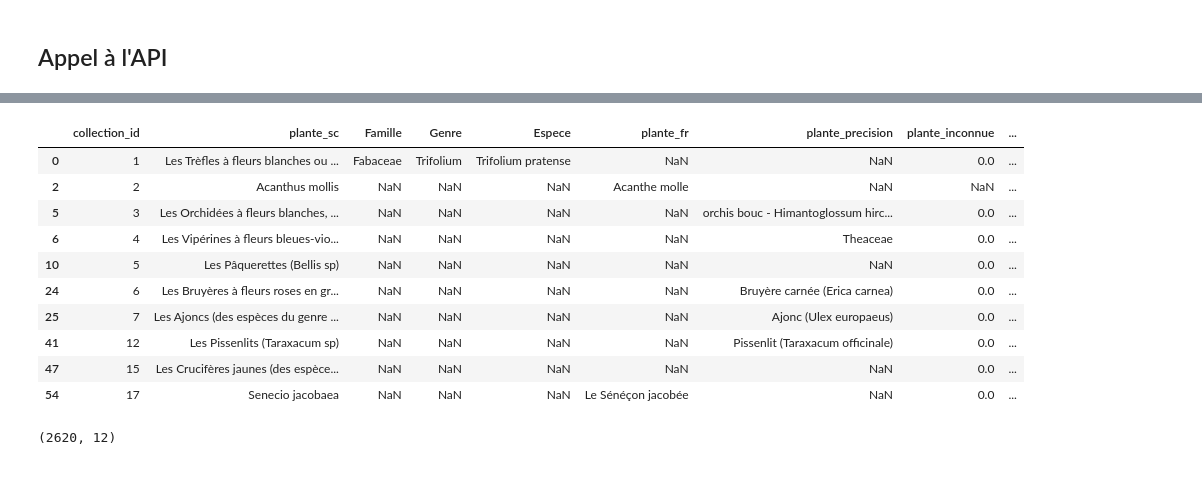
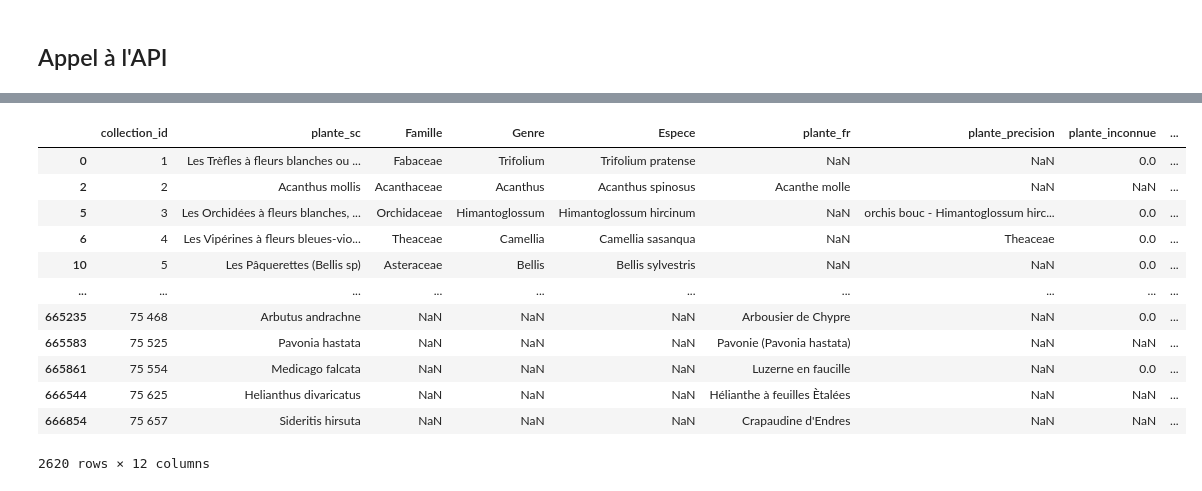
Before and after one commit to juldpnt/fil-rouge-pollinisateurs, a Jupyter notebook: notebooks/plantnet_whole.ipynb, the cells around one changed output, grey strips where cells are left out. Cells and saved outputs as stored; diff of their text form; code cells hidden in the pictures.

```diff
--- a/notebooks/plantnet_whole.ipynb
+++ b/notebooks/plantnet_whole.ipynb
@@ -120,7 +122,3 @@ def call_API(iloc, api_key_index=0):
     espece = prediction["results"][0]["species"]["scientificNameWithoutAuthor"] # espece
 
     return [famille, genre, espece]
-# %%
-# appelle la fonction call API sur les 10 premières lignes de plantes_sc_labelled et affiche toutes les sorties
-for i in range(10):
-    print(call_API(i))
@@ -147,16 +124,0 @@ plantes_sc_labelled.head()
-# %%
-from tqdm import tqdm
-
-def remplir_tableau(df, num_rows):
-    df = df.reset_index(drop=True)
-    # parcours toutes les lignes de df et appelle la fonction call_API sur chaque ligne vide et stocke les résultats dans les colonnes "Famille", "Genre", et "Espèce"
-    for i in tqdm(range(num_rows)):
-        if pd.isnull(df.loc[i, "Famille"]) or pd.isnull(df.loc[i, "Genre"]) or pd.isnull(df.loc[i, "Espece"]):
-            try:
-                df.loc[i, ["Famille", "Genre", "Espece"]] = call_API(i)
-            except Exception as e:
-                print(f"Error: {e}")
-                continue
-    return df
-
-remplir_tableau(plantes_sc_labelled, 8)
@@ -177,19 +125,34 @@ remplir_tableau(plantes_sc_labelled, 8)
-# %%
-# affiche les 10 premières lignes de plantes_sc_labelled
-plantes_sc_labelled.head(10)
-# %% [output]
-|  | collection_id | plante_sc | Famille | Genre | Espece | plante_fr | plante_precision | plante_inconnue | ... |
-| 0 | 1 | Les Trèfles à fleurs blanches ou ... | Fabaceae | Trifolium | Trifolium pratense | NaN | NaN | 0.0 | ... |
-| 2 | 2 | Acanthus mollis | NaN | NaN | NaN | Acanthe molle | NaN | NaN | ... |
-| 5 | 3 | Les Orchidées à fleurs blanches, ... | NaN | NaN | NaN | NaN | orchis bouc - Himantoglossum hirc... | 0.0 | ... |
-| 6 | 4 | Les Vipérines à fleurs bleues-vio... | NaN | NaN | NaN | NaN | Theaceae | 0.0 | ... |
-| 10 | 5 | Les Pâquerettes (Bellis sp) | NaN | NaN | NaN | NaN | NaN | 0.0 | ... |
-| 24 | 6 | Les Bruyères à fleurs roses en gr... | NaN | NaN | NaN | NaN | Bruyère carnée (Erica carnea) | 0.0 | ... |
-| 25 | 7 | Les Ajoncs (des espèces du genre ... | NaN | NaN | NaN | NaN | Ajonc (Ulex europaeus) | 0.0 | ... |
-| 41 | 12 | Les Pissenlits (Taraxacum sp) | NaN | NaN | NaN | NaN | Pissenlit (Taraxacum officinale) | 0.0 | ... |
-| 47 | 15 | Les Crucifères jaunes (des espèce... | NaN | NaN | NaN | NaN | NaN | 0.0 | ... |
-| 54 | 17 | Senecio jacobaea | NaN | NaN | NaN | Le Sénéçon jacobée | NaN | 0.0 | ... |
-# %%
-plantes_sc_labelled.shape
-# %% [output]
-(2620, 12)
+# %%
+def remplir_tableau(df, num):
+    start_index = 0
+    for i, val in enumerate(df["Famille"]):
+        if pd.isnull(val):
+            start_index = i
+            break
+    else:
+        print("Le dataframe est déjà rempli.")
+        return df
+
+    for i in tqdm(range(start_index, start_index + num)):
+        try:
+            df.iloc[i, 2:5] = call_API(i)
+        except Exception as e:
+            print(f"Error: {e}")
+
+    return df
+# %%
+remplir_tableau(plantes_sc_labelled, 7)
+# %% [output]
+|  | collection_id | plante_sc | Famille | Genre | Espece | plante_fr | plante_precision | plante_inconnue | ... |
+| 0 | 1 | Les Trèfles à fleurs blanches ou ... | Fabaceae | Trifolium | Trifolium pratense | NaN | NaN | 0.0 | ... |
+| 2 | 2 | Acanthus mollis | Acanthaceae | Acanthus | Acanthus spinosus | Acanthe molle | NaN | NaN | ... |
+| 5 | 3 | Les Orchidées à fleurs blanches, ... | Orchidaceae | Himantoglossum | Himantoglossum hircinum | NaN | orchis bouc - Himantoglossum hirc... | 0.0 | ... |
+| 6 | 4 | Les Vipérines à fleurs bleues-vio... | Theaceae | Camellia | Camellia sasanqua | NaN | Theaceae | 0.0 | ... |
+| 10 | 5 | Les Pâquerettes (Bellis sp) | Asteraceae | Bellis | Bellis sylvestris | NaN | NaN | 0.0 | ... |
+| ... | ... | ... | ... | ... | ... | ... | ... | ... | ... |
+| 665235 | 75 468 | Arbutus andrachne | NaN | NaN | NaN | Arbousier de Chypre | NaN | 0.0 | ... |
+| 665583 | 75 525 | Pavonia hastata | NaN | NaN | NaN | Pavonie (Pavonia hastata) | NaN | NaN | ... |
+| 665861 | 75 554 | Medicago falcata | NaN | NaN | NaN | Luzerne en faucille | NaN | 0.0 | ... |
+| 666544 | 75 625 | Helianthus divaricatus | NaN | NaN | NaN | Hélianthe à feuilles Ètalées | NaN | NaN | ... |
+| 666854 | 75 657 | Sideritis hirsuta | NaN | NaN | NaN | Crapaudine d'Endres | NaN | NaN | ... |
+2620 rows × 12 columns
```
Also changed, not shown: parts of 8 cells of this notebook.
